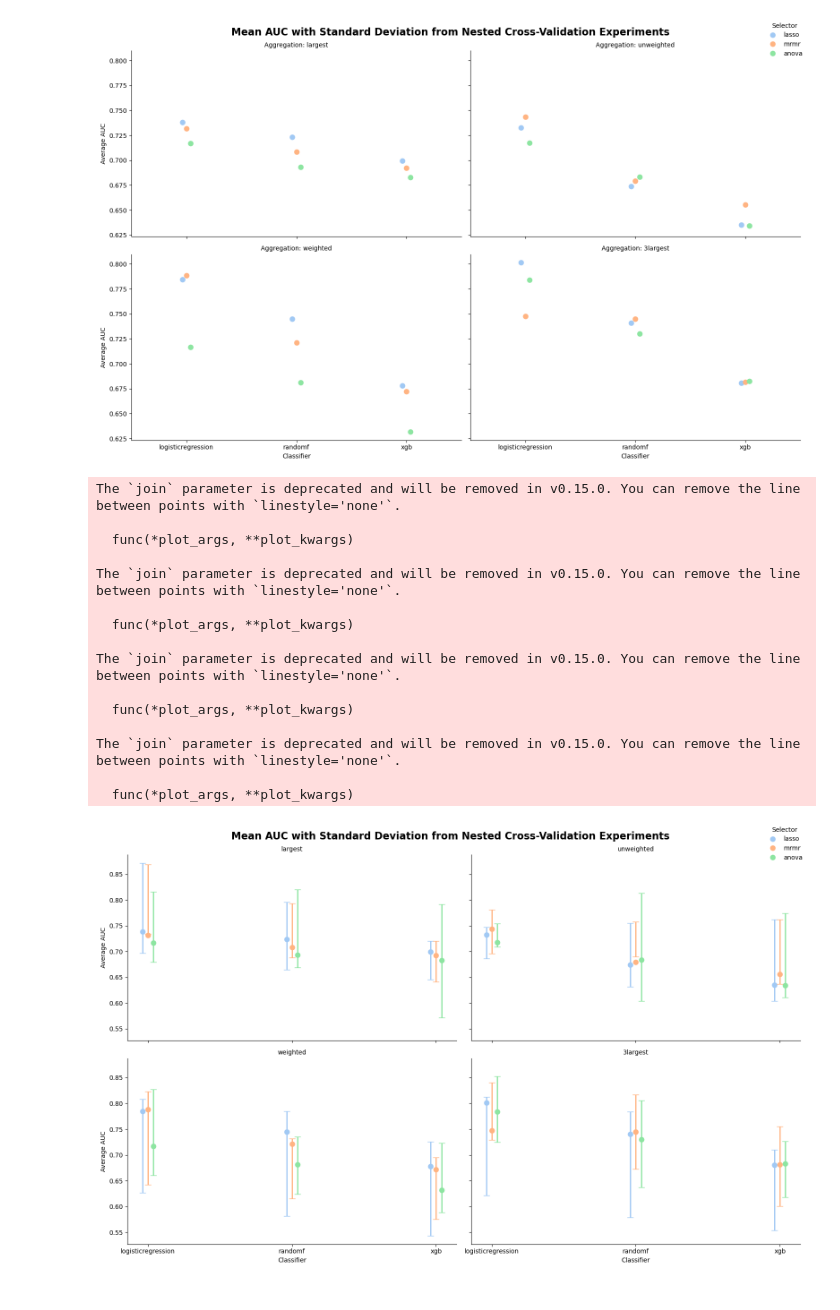
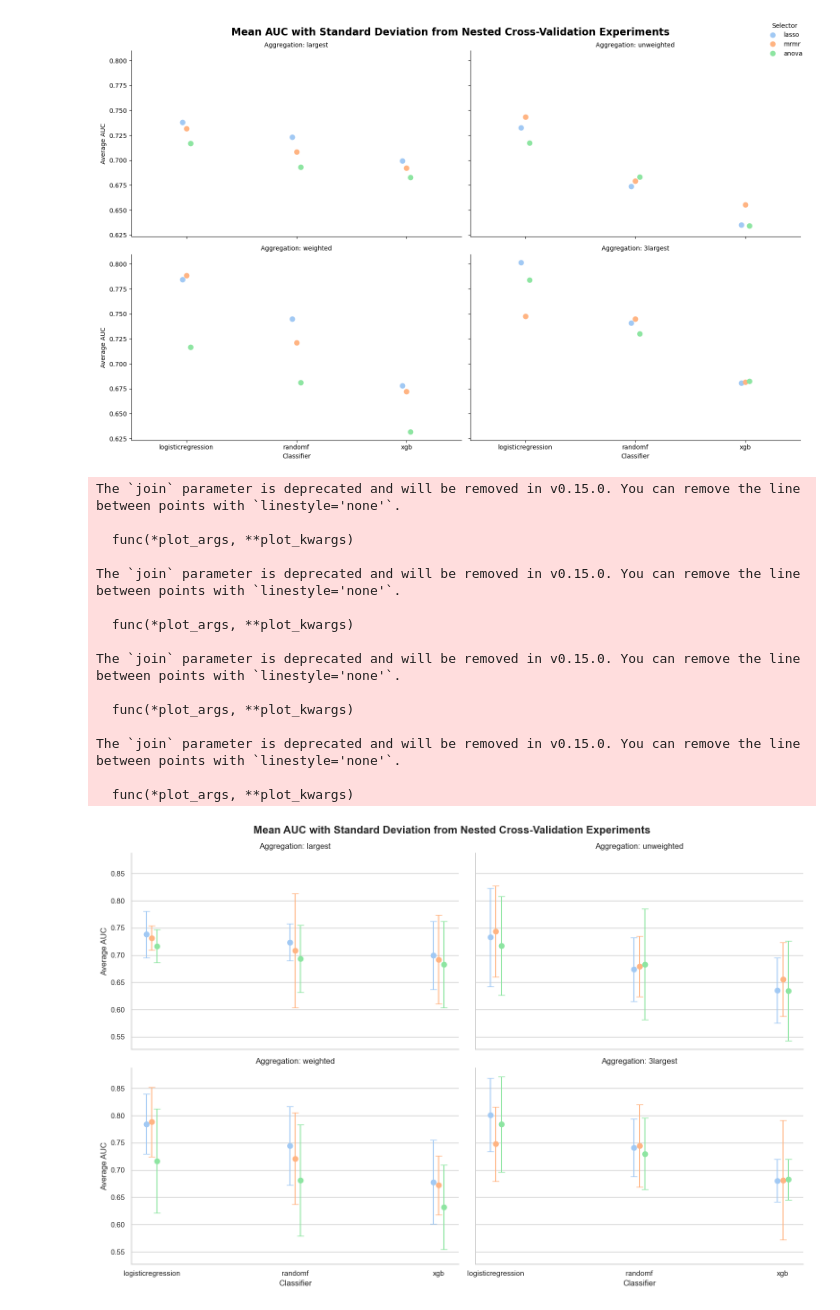
Before and after one commit to laiacoronas/predicting_immunotherapy_response, a Jupyter notebook: plot_resultsradiomics.ipynb, the cells around one changed output. Drawn from its saved outputs; the diff is of its cells as text; code cells hidden in the pictures.

```diff
--- a/plot_resultsradiomics.ipynb
+++ b/plot_resultsradiomics.ipynb
@@ -110,49 +94,54 @@ The `join` parameter is deprecated and will be removed in v0.15.0. You can remov
   func(*plot_args, **plot_kwargs)
 [figure]
 # %%
+import matplotlib.pyplot as plt
+import seaborn as sns
+import pandas as pd
 import numpy as np
+
 
 palette_vibrant = sns.color_palette("pastel", len(df['selector'].unique()))
 
 g = sns.FacetGrid(df, col="aggregation", col_wrap=2, height=5, aspect=1.5, sharey=True)
+g.map(sns.pointplot, "classifier", "average_auc", "selector",
+      join=False, markers='o', linestyles='', palette=palette_vibrant, dodge=True)
 
-classifier_order = sorted(df['classifier'].unique())
-selector_order = sorted(df['selector'].unique())
+num_selectors = len(df['selector'].unique())
+dodge_amount = 0.038
 
-g.map(sns.pointplot, "classifier", "average_auc", "selector",
-      order=classifier_order, join=False, markers='o', linestyles='', palette=palette_vibrant, dodge=True, capsize=0.2)
+for ax, agg in zip(g.axes.flatten(), df['aggregation'].unique()):
+    subset = df[df['aggregation'] == agg]
+    classifiers = subset['classifier'].unique()
+    for i, selector in enumerate(subset['selector'].unique()):
+        subset_selector = subset[subset['selector'] == selector]
+        xvals = np.arange(len(classifiers)) + dodge_amount * (i - (num_selectors - 1) / 2)
+        color = palette_vibrant[i]
+        ax.errorbar(xvals, subset_selector['average_auc'],
+                    yerr=subset_selector['std_dev_auc'], fmt='none',
+                    capsize=5, color=color)
 
-dodge_width = 0.0375
+g.set_axis_labels("Classifier", "Average AUC")
+g.set_titles("Aggregation: {col_name}")
+plt.subplots_adjust(top=0.92)
+g.fig.suptitle("Mean AUC with Standard Deviation from Nested Cross-Validation Experiments",
+               fontsize=16, fontweight='bold')
 
-for ax, (name, group) in zip(g.axes.flat, df.groupby('aggregation')):
-    for i, classifier in enumerate(classifier_order):
-        for j, selector in enumerate(selector_order):
-            x_val = i + dodge_width * (j - (len(selector_order) - 1) / 2)
-            subgroup = group[(group['classifier'] == classifier) & (group['selector'] == selector)]
-            ax.errorbar(x=x_val, y=subgroup['average_auc'], yerr=subgroup['std_dev_auc'],
-                        fmt='none', ecolor=palette_vibrant[j], capsize=5, elinewidth=2)
-
-g.add_legend(title="Selector",loc=1)
-g.set_axis_labels("Classifier", "Average AUC")
-g.set_titles("{col_name}")
-plt.subplots_adjust(top=0.92)
-g.fig.suptitle("Mean AUC with Standard Deviation from Nested Cross-Validation Experiments", fontsize=16, fontweight='bold')
 plt.tight_layout()
 plt.show()
 # %% [output]
 The `join` parameter is deprecated and will be removed in v0.15.0. You can remove the line between points with `linestyle='none'`.
 
   func(*plot_args, **plot_kwargs)
 
 The `join` parameter is deprecated and will be removed in v0.15.0. You can remove the line between points with `linestyle='none'`.
 
   func(*plot_args, **plot_kwargs)
 
 The `join` parameter is deprecated and will be removed in v0.15.0. You can remove the line between points with `linestyle='none'`.
 
   func(*plot_args, **plot_kwargs)
 
 The `join` parameter is deprecated and will be removed in v0.15.0. You can remove the line between points with `linestyle='none'`.
 
   func(*plot_args, **plot_kwargs)
-[figure, old version]
+[figure, new version]
```
Also changed, not shown: parts of 1 cell of this notebook, 2 other files.
